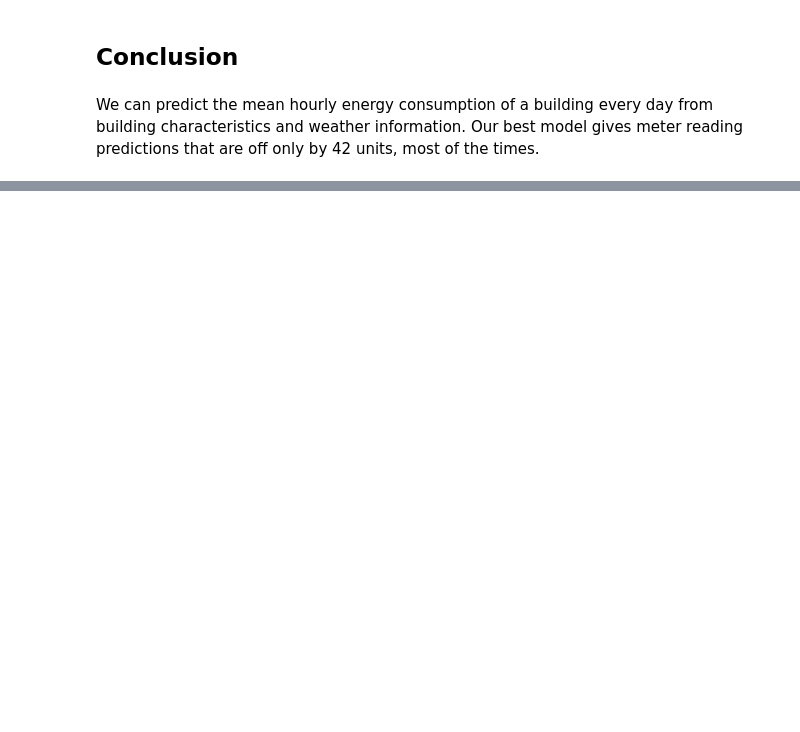
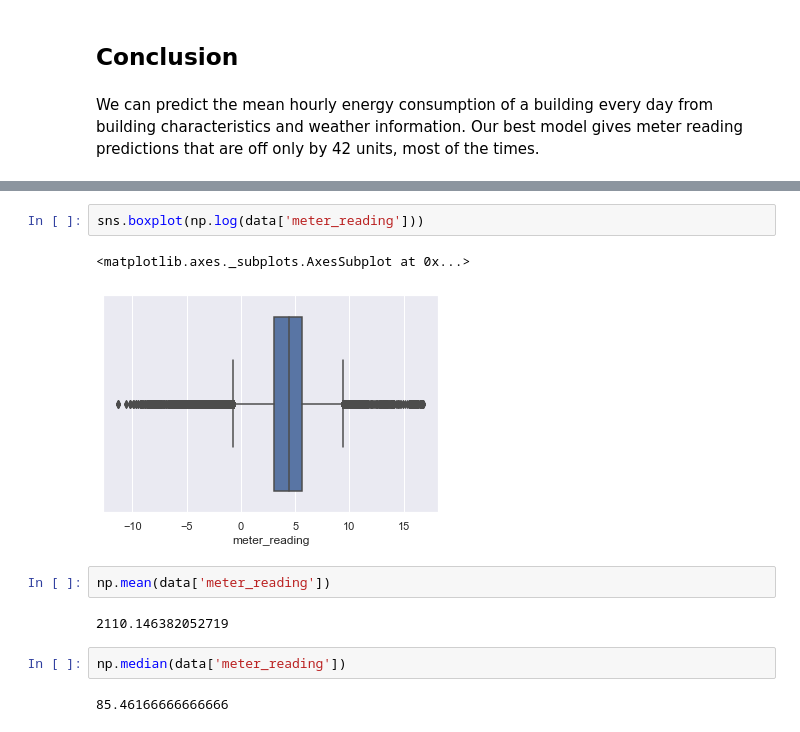
Before and after one commit to samarthinani94/ASHRAE_Energy_Predictor, a Jupyter notebook: Final_120219.ipynb, the cells around one changed output, grey strips where cells are left out. Cells and saved outputs as stored; diff of their text form; blank space fills up the shorter version.

```diff
--- a/Final_120219.ipynb
+++ b/Final_120219.ipynb
@@ -408,0 +519,13 @@ We can predict the mean hourly energy consumption of a building every day from b
+# %%
+sns.boxplot(np.log(data['meter_reading']))
+# %% [output]
+<matplotlib.axes._subplots.AxesSubplot at 0x...>
+[figure, added]
+# %%
+np.mean(data['meter_reading'])
+# %% [output]
+2110.146382052719
+# %%
+np.median(data['meter_reading'])
+# %% [output]
+85.46166666666666
```
Also changed, not shown: parts of 13 cells of this notebook.
